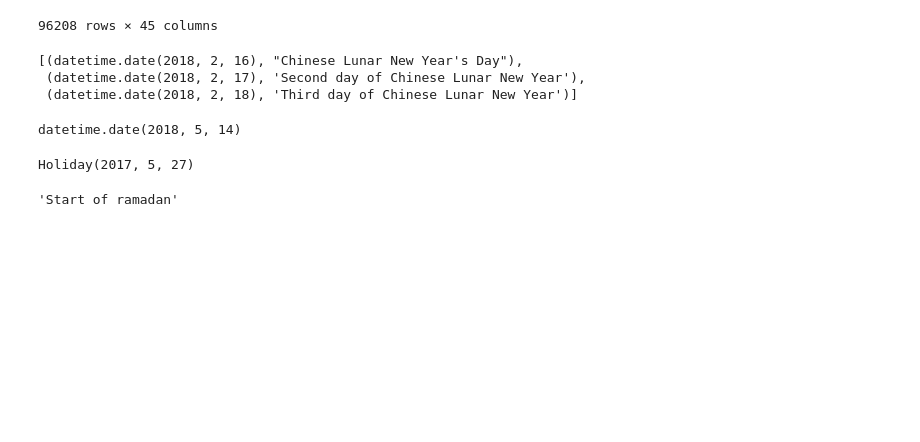
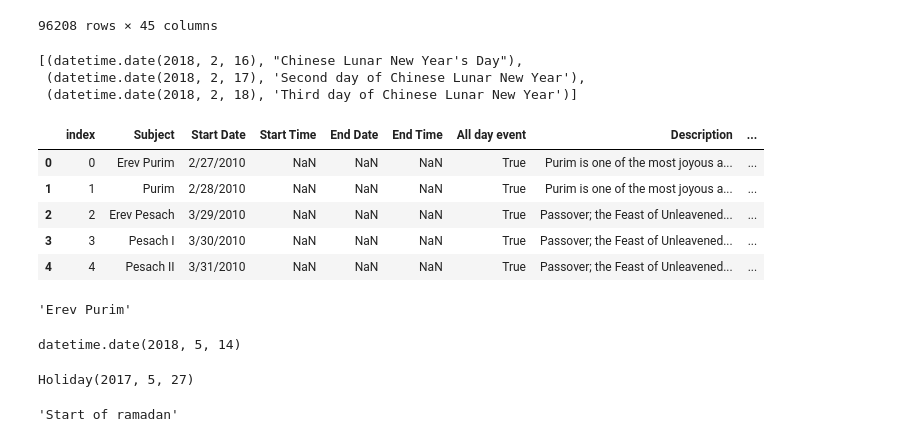
Before and after one commit to analyticallycorrect/seattle_domestic_violence, a Jupyter notebook: Notebooks/seattle_dv_eda.ipynb, the cells around one changed output. Cells and saved outputs as stored; diff of their text form; code cells hidden in the pictures; blank space fills up the shorter version.

```diff
--- a/Notebooks/seattle_dv_eda.ipynb
+++ b/Notebooks/seattle_dv_eda.ipynb
@@ -117,5 +117,20 @@ hebcal_2020 = pd.read_csv('../data/hebcal_2020_usa.csv')
 hebcal_2025 = pd.read_csv('../data/hebcal_2025_usa.csv')
 
 hebcal = pd.concat([hebcal_2010, hebcal_2015, hebcal_2020, hebcal_2025])
+hebcal.reset_index(inplace=True)
+hebcal['date'] = pd.to_datetime(hebcal["Start Date"]).dt.date
+# %%
+hebcal.head()
+# %% [output]
+|  | index | Subject | Start Date | Start Time | End Date | End Time | All day event | Description | ... |
+| 0 | 0 | Erev Purim | 2/27/2010 | NaN | NaN | NaN | True | Purim is one of the most joyous a... | ... |
+| 1 | 1 | Purim | 2/28/2010 | NaN | NaN | NaN | True | Purim is one of the most joyous a... | ... |
+| 2 | 2 | Erev Pesach | 3/29/2010 | NaN | NaN | NaN | True | Passover; the Feast of Unleavened... | ... |
+| 3 | 3 | Pesach I | 3/30/2010 | NaN | NaN | NaN | True | Passover; the Feast of Unleavened... | ... |
+| 4 | 4 | Pesach II | 3/31/2010 | NaN | NaN | NaN | True | Passover; the Feast of Unleavened... | ... |
+# %%
+hebcal['Subject'][0]
+# %% [output]
+'Erev Purim'
 # %%
 class JewishHolidays(holidays.HolidayBase):
```
Also changed, not shown: parts of 2 cells of this notebook.
